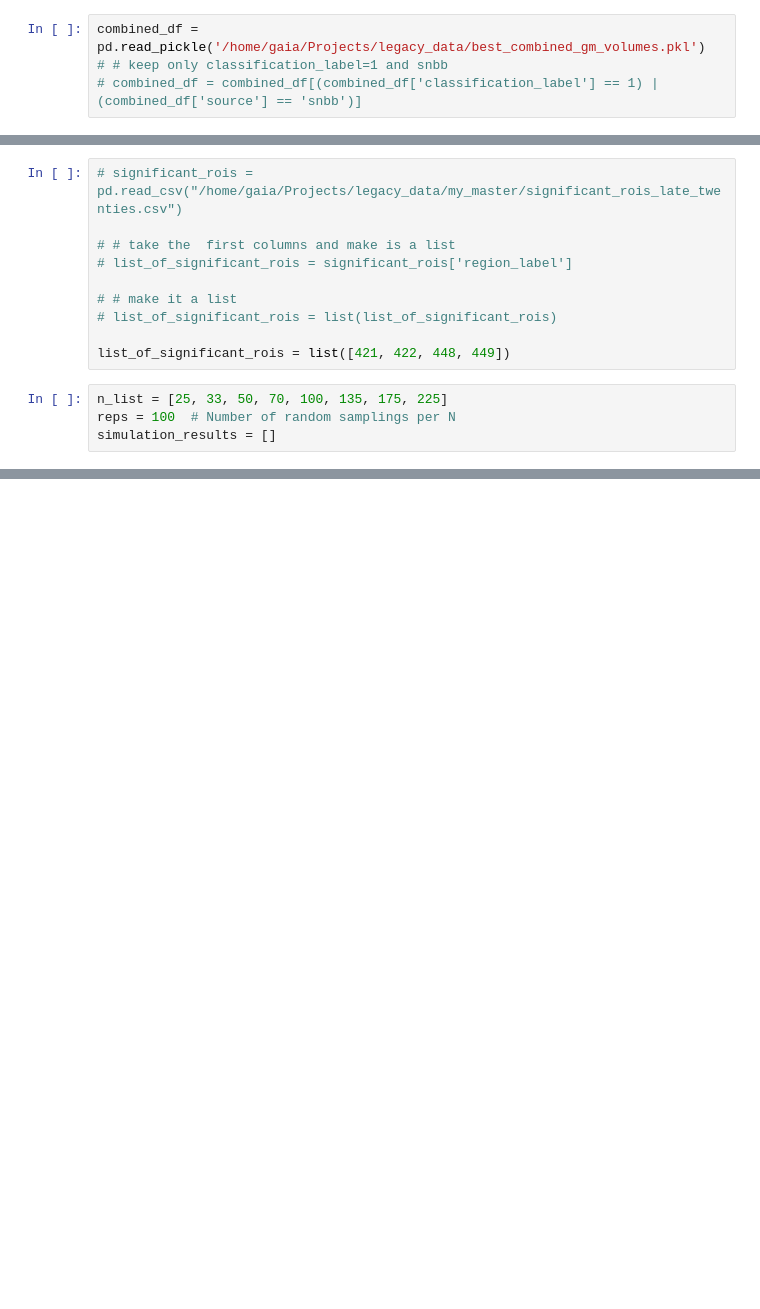
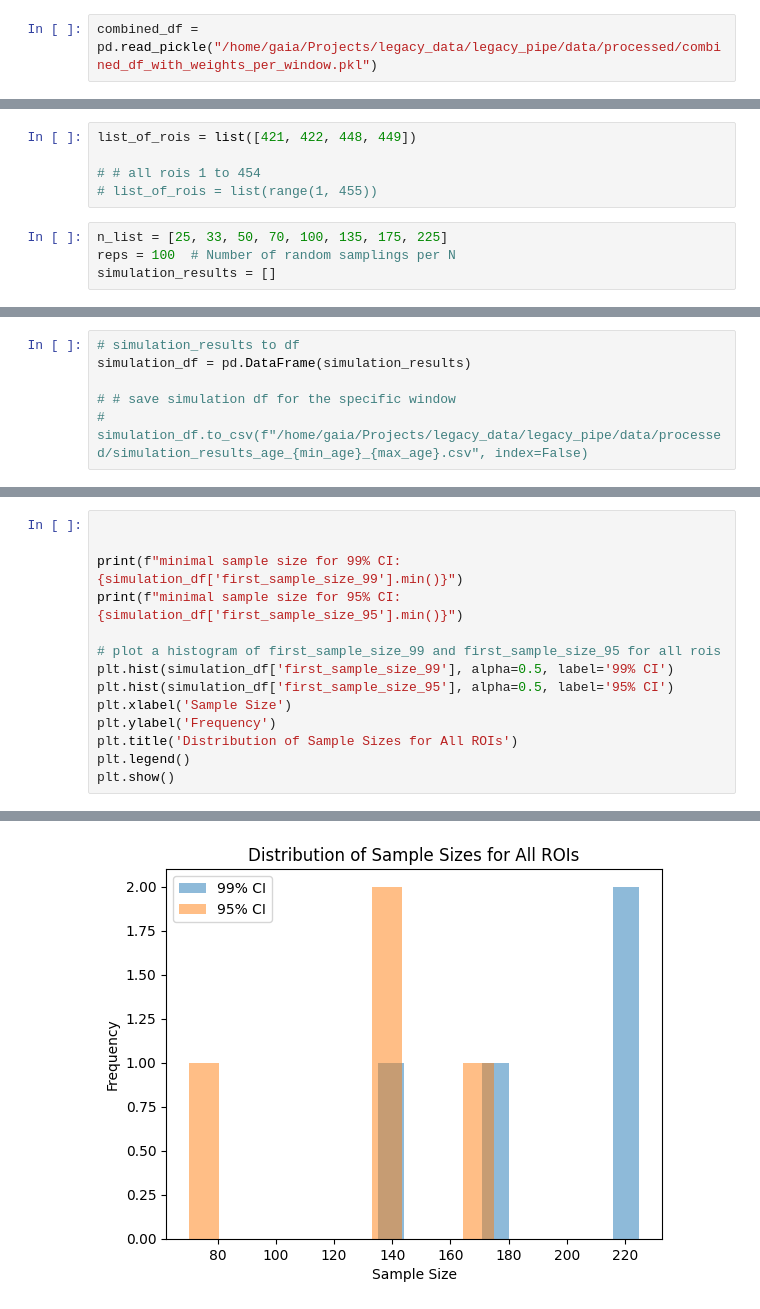
Before and after one commit to GaiaNegev13/legacy_pipe, a Jupyter notebook: scripts/data_analysis/power_analysis.ipynb, the cells around one changed output, grey strips where cells are left out. Cells and saved outputs as stored; diff of their text form; blank space fills up the shorter version.

Commit message:
add weights to power analysis

```diff
--- a/scripts/data_analysis/power_analysis.ipynb
+++ b/scripts/data_analysis/power_analysis.ipynb
@@ -7,9 +7,7 @@ import matplotlib.pyplot as plt
 import numpy as np
 from tqdm import tqdm
 # %%
-combined_df = pd.read_pickle('/home/gaia/Projects/legacy_data/best_combined_gm_volumes.pkl')
-# # keep only classification_label=1 and snbb
-# combined_df = combined_df[(combined_df['classification_label'] == 1) | (combined_df['source'] == 'snbb')]
+combined_df = pd.read_pickle("/home/gaia/Projects/legacy_data/legacy_pipe/data/processed/combined_df_with_weights_per_window.pkl")
 # %%
 min_age = 25
 max_age = 30
@@ -33,13 +31,8 @@ object
 # %%
-# significant_rois = pd.read_csv("/home/gaia/Projects/legacy_data/my_master/significant_rois_late_twenties.csv")
+list_of_rois = list([421, 422, 448, 449])
 
-# # take the  first columns and make is a list
-# list_of_significant_rois = significant_rois['region_label']
-
-# # make it a list
-# list_of_significant_rois = list(list_of_significant_rois)
-
-list_of_significant_rois = list([421, 422, 448, 449])
+# # all rois 1 to 454
+# list_of_rois = list(range(1, 455))
 # %%
 n_list = [25, 33, 50, 70, 100, 135, 175, 225]
 reps = 100  # Number of random samplings per N
@@ -161,0 +148,6 @@ Starting simulation for ROI 449...
+# %%
+# simulation_results to df
+simulation_df = pd.DataFrame(simulation_results)
+
+# # save simulation df for the specific window
+# simulation_df.to_csv(f"/home/gaia/Projects/legacy_data/legacy_pipe/data/processed/simulation_results_age_{min_age}_{max_age}.csv", index=False)
@@ -161,0 +156,15 @@ Starting simulation for ROI 449...
+# %%
+
+
+print(f"minimal sample size for 99% CI: {simulation_df['first_sample_size_99'].min()}")
+print(f"minimal sample size for 95% CI: {simulation_df['first_sample_size_95'].min()}")
+
+# plot a histogram of first_sample_size_99 and first_sample_size_95 for all rois
+plt.hist(simulation_df['first_sample_size_99'], alpha=0.5, label='99% CI')
+plt.hist(simulation_df['first_sample_size_95'], alpha=0.5, label='95% CI')
+plt.xlabel('Sample Size')
+plt.ylabel('Frequency')
+plt.title('Distribution of Sample Sizes for All ROIs')
+plt.legend()
+plt.show()
+# %% [output]
@@ -161,0 +173 @@ Starting simulation for ROI 449...
+[figure, added]
```
Also changed, not shown: parts of 5 cells of this notebook, 1 other file.
